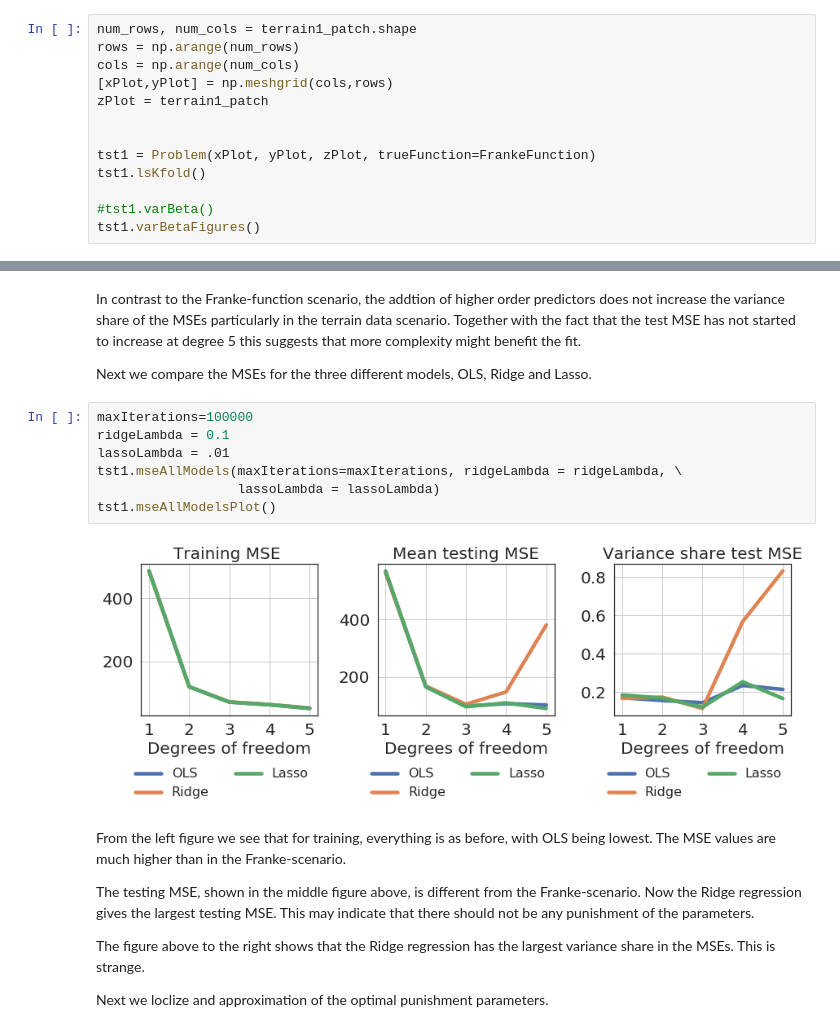
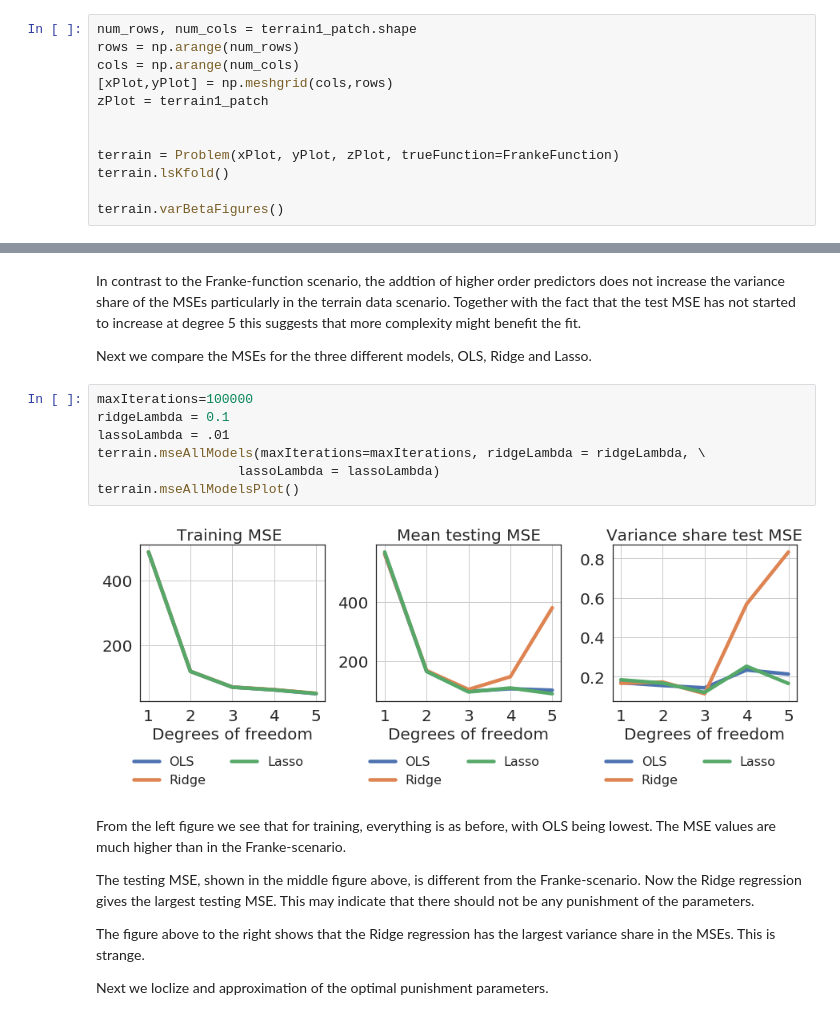
Before and after one commit to kaaja/ADAML, a Jupyter notebook: m1/m1Class.ipynb, the cells around one changed output, grey strips where cells are left out. Saved outputs shown, nothing was run; the diff lists cells and outputs as text.

```diff
--- a/m1/m1Class.ipynb
+++ b/m1/m1Class.ipynb
@@ -256,9 +306,8 @@ cols = np.arange(num_cols)
 zPlot = terrain1_patch
 
 
-tst1 = Problem(xPlot, yPlot, zPlot, trueFunction=FrankeFunction)
-tst1.lsKfold()
+terrain = Problem(xPlot, yPlot, zPlot, trueFunction=FrankeFunction)
+terrain.lsKfold()
 
-#tst1.varBeta()
-tst1.varBetaFigures()
+terrain.varBetaFigures()
 # %% [output]
@@ -372,12 +353,12 @@ Next we compare the MSEs for the three different models, OLS, Ridge and Lasso.
 # %%
 maxIterations=100000
 ridgeLambda = 0.1
 lassoLambda = .01
-tst1.mseAllModels(maxIterations=maxIterations, ridgeLambda = ridgeLambda, \
+terrain.mseAllModels(maxIterations=maxIterations, ridgeLambda = ridgeLambda, \
                   lassoLambda = lassoLambda)
-tst1.mseAllModelsPlot()
+terrain.mseAllModelsPlot()
 # %% [output]
-[figure, old version]
+[figure, new version]
 # %% [markdown]
 From the left figure we see that for training, everything is as before, with OLS being lowest. The MSE values are much higher than in the Franke-scenario. <br>
 
```
Also changed, not shown: parts of 17 cells of this notebook, 1 other file.
